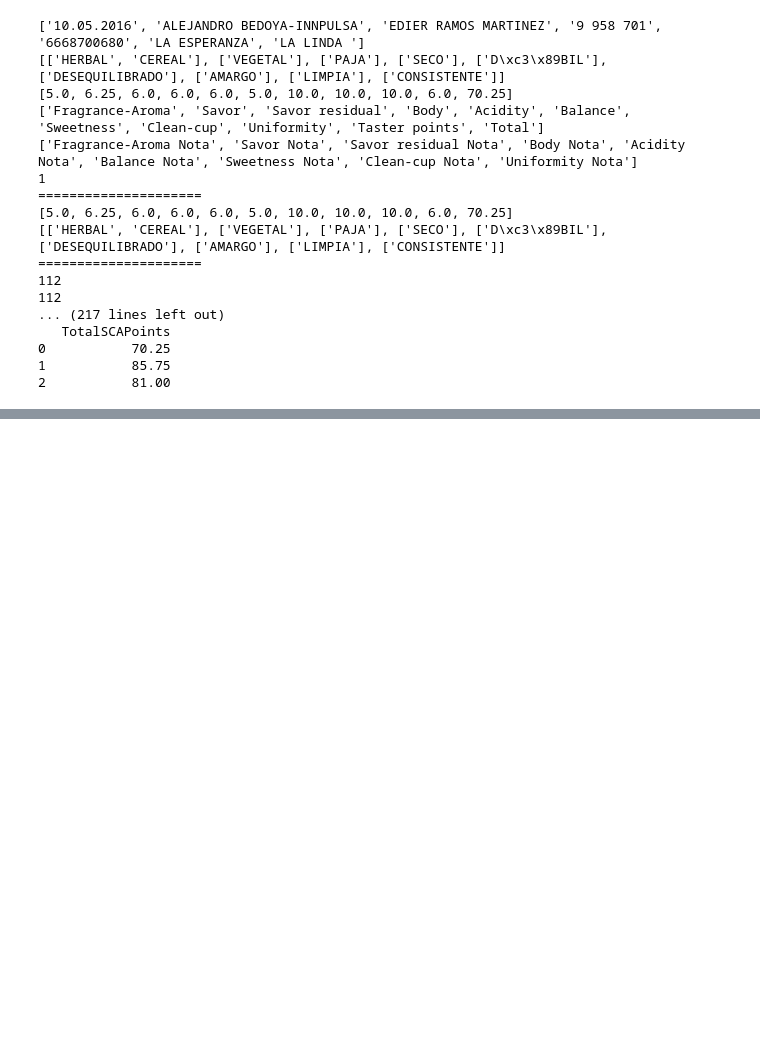
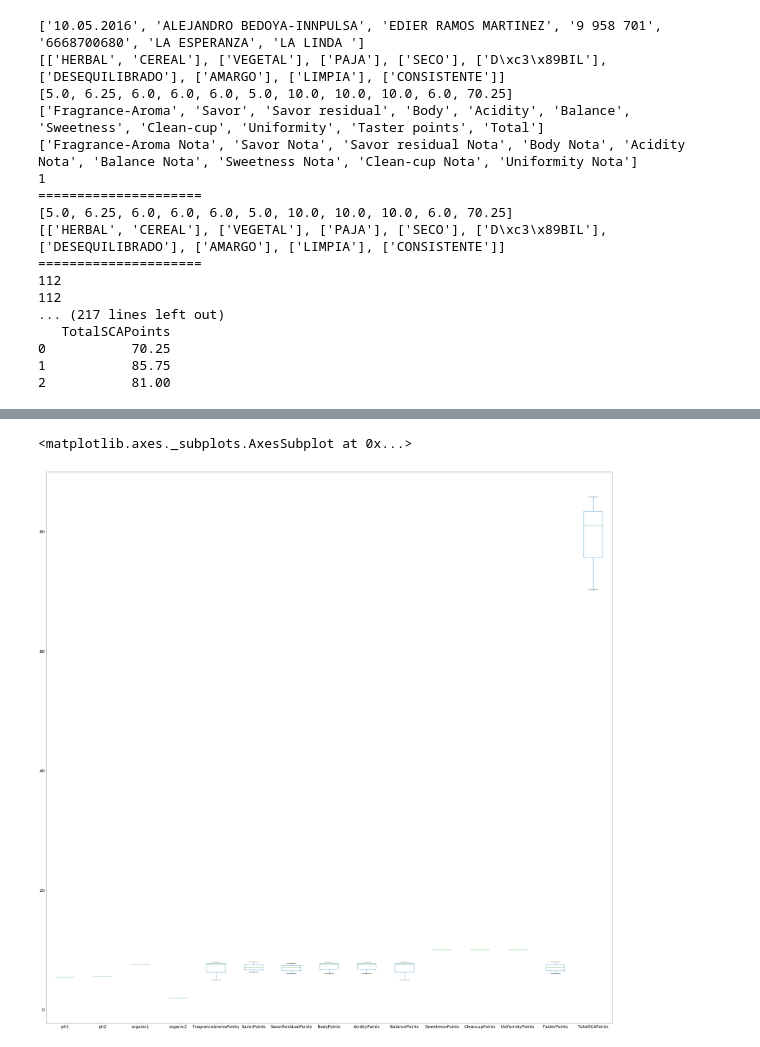
Before and after one commit to ThibaultSchowing/Bachelor_Thesis_2017_Sources, a Jupyter notebook: Notebook/DRAFT-Dataframe.ipynb, the cells around one changed output, grey strips where cells are left out. Drawn from its saved outputs; the diff is of its cells as text; code cells hidden in the pictures; blank space fills up the shorter version.

Commit message:
Begin plotting

```diff
--- a/Notebook/DRAFT-Dataframe.ipynb
+++ b/Notebook/DRAFT-Dataframe.ipynb
@@ -61,13 +61,13 @@ print df.values
 #df.describe()
 
 
-df['FragranceAromaNota'] = df['FragranceAromaNota'].astype('category')
-df['SavorNota'] = df['SavorNota'].astype('category')
-df['SavorResidualNota'] = df['SavorResidualNota'].astype('category')
-df['BodyNota'] = df['BodyNota'].astype('category')
-df['AcidityNota'] = df['AcidityNota'].astype('category')
-df['BalanceNota'] = df['BalanceNota'].astype('category')
-df['SweetnessNota'] = df['SweetnessNota'].astype('category')
+df['FragranceAromaNota'] = df['FragranceAromaNota'].astype('category', ordered=False)
+df['SavorNota'] = df['SavorNota'].astype('category', ordered=False)
+df['SavorResidualNota'] = df['SavorResidualNota'].astype('category', ordered=False)
+df['BodyNota'] = df['BodyNota'].astype('category', ordered=False)
+df['AcidityNota'] = df['AcidityNota'].astype('category', ordered=False)
+df['BalanceNota'] = df['BalanceNota'].astype('category', ordered=False)
+df['SweetnessNota'] = df['SweetnessNota'].astype('category', ordered=False)
 df['CleancupNota'] = df['CleancupNota'].astype('category')
 df['UniformityNota'] = df['UniformityNota'].astype('category')
 
@@ -77,8 +77,6 @@ df['UniformityNota'] = df['UniformityNota'].astype('category')
 
 with pd.option_context('display.max_rows', 112, 'display.max_columns', 112):
     print(df)
-
-df.des
 # %% [output]
 ['10.05.2016', 'ALEJANDRO BEDOYA-INNPULSA', 'EDIER RAMOS MARTINEZ', '9 958 701', '6668700680', 'LA ESPERANZA', 'LA LINDA ']
 [['HERBAL', 'CEREAL'], ['VEGETAL'], ['PAJA'], ['SECO'], ['D\xc3\x89BIL'], ['DESEQUILIBRADO'], ['AMARGO'], ['LIMPIA'], ['CONSISTENTE']]
@@ -99,0 +110,6 @@ df.des
+# %%
+%matplotlib inline
+df.plot(kind="box", figsize=(50,50), fontsize=20)
+# %% [output]
+<matplotlib.axes._subplots.AxesSubplot at 0x...>
+[figure, added]
```
Also changed, not shown: parts of 2 cells of this notebook.
